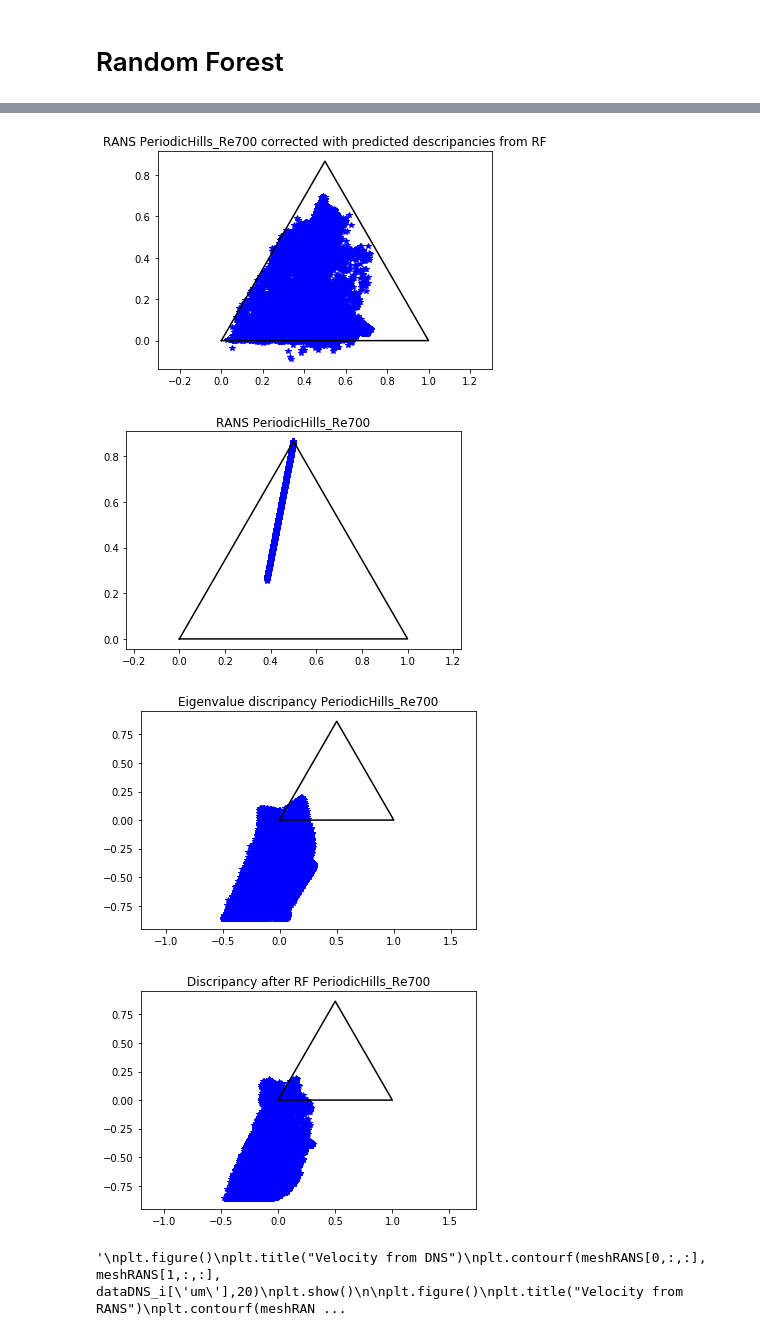
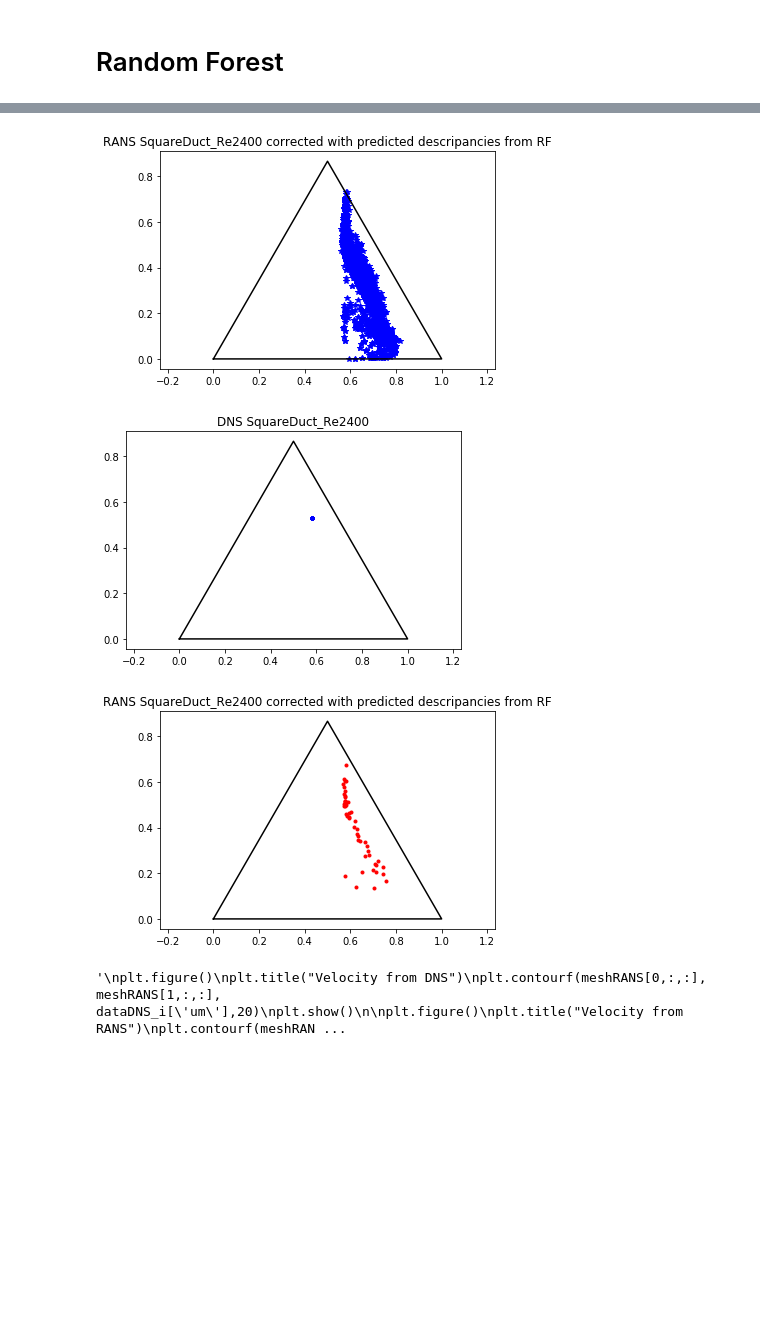
Before and after one commit to JensLangerak/minor-project-turbulence, a Jupyter notebook: Untitled.ipynb, the cells around one changed output, grey strips where cells are left out. Saved outputs shown, nothing was run; the diff lists cells and outputs as text; code cells hidden in the pictures; blank space fills up the shorter version.

Commit message:
square duct

```diff
--- a/Untitled.ipynb
+++ b/Untitled.ipynb
@@ -323,9 +310,7 @@ f = features(Re, TurbModel='kOmega', time_end=7000, nx=140, ny=100)
 # %%
-Y_train = response('PeriodicHills', Re_train, nx=140, ny=150, train = True)
-
-regr = RandomForestRegressor(n_estimators=10, criterion='mse', max_depth=None, min_samples_split=2, min_samples_leaf=1,
-    min_weight_fraction_leaf=0.0, max_features='auto', max_leaf_nodes=None, min_impurity_decrease=0.0,
-    min_impurity_split=None, bootstrap=True, oob_score=False, n_jobs=1, random_state=None,
+regr = RandomForestRegressor(n_estimators=45, criterion='mse', max_depth=None, min_samples_split=2, min_samples_leaf=1,
+    min_weight_fraction_leaf=0.0, max_features=5, max_leaf_nodes=None, min_impurity_decrease=0.0,
+    min_impurity_split=None, bootstrap=True, oob_score=False, n_jobs=-1, random_state=None,
     verbose=0, warm_start=False)
 
 regr.fit(X_train, Y_train)
@@ -338,9 +322,7 @@ Feature importance : [ 0.07255675  0.29841069  0.16317753  0.20662508  0.0311275
 # %%
 # Testing
-Re_test = [Re[0]]
+Re_test = [Re[3]]
 print(Re_test)
 
-test_X = features('PeriodicHills', Re_test, TurbModel='kOmega', time_end=30000, nx=140, ny=150)
-test_discr = regr.predict(test_X)
-test_discr = np.reshape(test_discr.swapaxes(1,0), (6, 140, 150))
+test_X = features('SquareDuct', Re_test, TurbModel='kOmega', time_end=40000, nx=50, ny=50)
 # %% [output]
@@ -350,4 +330,7 @@ test_discr = np.reshape(test_discr.swapaxes(1,0), (6, 140, 150))
+# %%
+test_discr = regr.predict(test_X)
+test_discr = np.reshape(test_discr.swapaxes(1,0), (6, 50, 50))
 # %%
-baryMap_RANS, baryMap_DNS, baryMap_discr = response('PeriodicHills', Re_test, nx=140, ny=150, train = False)
+baryMap_RANS, baryMap_DNS, baryMap_discr = response('SquareDuct', Re_test, TurbModel='kOmega', time_end=40000, nx=50, ny=50, train = False)
 # %% [output]
 train = false
@@ -358,6 +341,7 @@ train = false
 return bary
 # %%
 # Plots
+
 
 plt.figure()
 plt.title('DNS %s_Re%i' % (case, Re_test[0]))
@@ -374,25 +358,20 @@ plt.axis('equal')
 plt.show()
 
 plt.figure()
-plt.title("RANS %s_Re%i" % (case, Re_test[0]))
-plt.plot(baryMap_RANS[0,:,:],baryMap_RANS[1,:,:],'b*')
+plt.title('DNS %s_Re%i' % (case, Re_test[0]))
+plt.plot(baryMap_DNS[0,10,:],baryMap_DNS[1,10,:],'b.')
 plt.plot([0,1,0.5,0],[0,0,np.sin(60*(np.pi/180)),0],'k-')
 plt.axis('equal')
 plt.show()
 
 plt.figure()
-plt.title("Eigenvalue discripancy %s_Re%i" % (case, Re_test[0]))
-plt.plot(baryMap_discr[0,:,:],baryMap_discr[1,:,:],'b*')
+plt.title("RANS %s_Re%i corrected with predicted descripancies from RF" % (case, Re_test[0]))
+plt.plot(np.add(test_discr[0,10,:], baryMap_RANS[0,10,:]) ,np.add(test_discr[1,10,:],baryMap_RANS[1,10,:]),'r.')
 plt.plot([0,1,0.5,0],[0,0,np.sin(60*(np.pi/180)),0],'k-')
 plt.axis('equal')
 plt.show()
 
-plt.figure()
-plt.title("Discripancy after RF %s_Re%i" % (case, Re_test[0]))
-plt.plot(test_discr[0,:,:],test_discr[1,:,:],'b*')
-plt.plot([0,1,0.5,0],[0,0,np.sin(60*(np.pi/180)),0],'k-')
-plt.axis('equal')
-plt.show()
+
 
 '''
 plt.figure()
@@ -419,10 +398,5 @@ plt.figure()
 plt.title("dist")
 plt.contourf(meshRANS[0,:,:], meshRANS[1,:,:], foam.baryMap_dist(baryMap_RANS,baryMap_DNS))
 plt.show()
-
-plt.figure()
-plt.title("Feature 6")
-plt.contourf(meshRANS[0,:,:], meshRANS[1,:,:], q6(gradp_RANS, gradU_RANS, p_RANS,U_RANS))
-plt.show()
 '''
 # %% [output]
@@ -430,5 +404,4 @@ plt.show()
-[figure, old version]
+[figure, new version]
-[figure, old version]
+[figure, new version]
-[figure, old version]
+[figure, new version]
-[figure, removed]
 '\nplt.figure()\nplt.title("Velocity from DNS")\nplt.contourf(meshRANS[0,:,:], meshRANS[1,:,:], dataDNS_i[\'um\'],20)\nplt.show()\n\nplt.figure()\nplt.title("Velocity from RANS")\nplt.contourf(meshRAN ...
```
Also changed, not shown: parts of 13 cells of this notebook, 3 other files.
